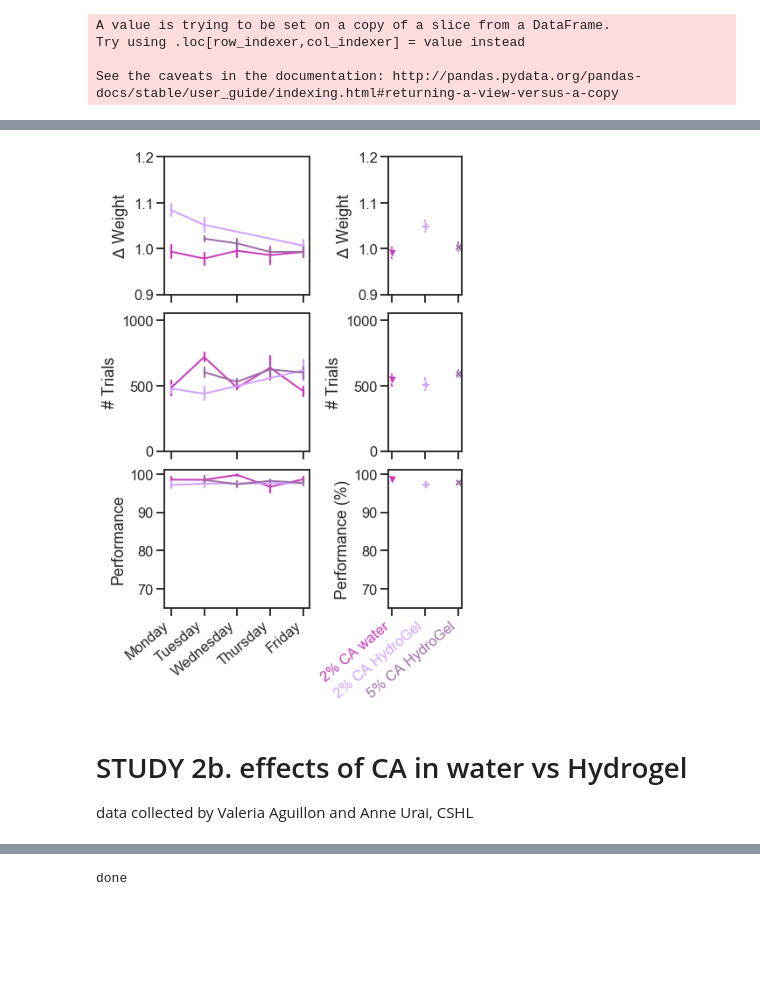
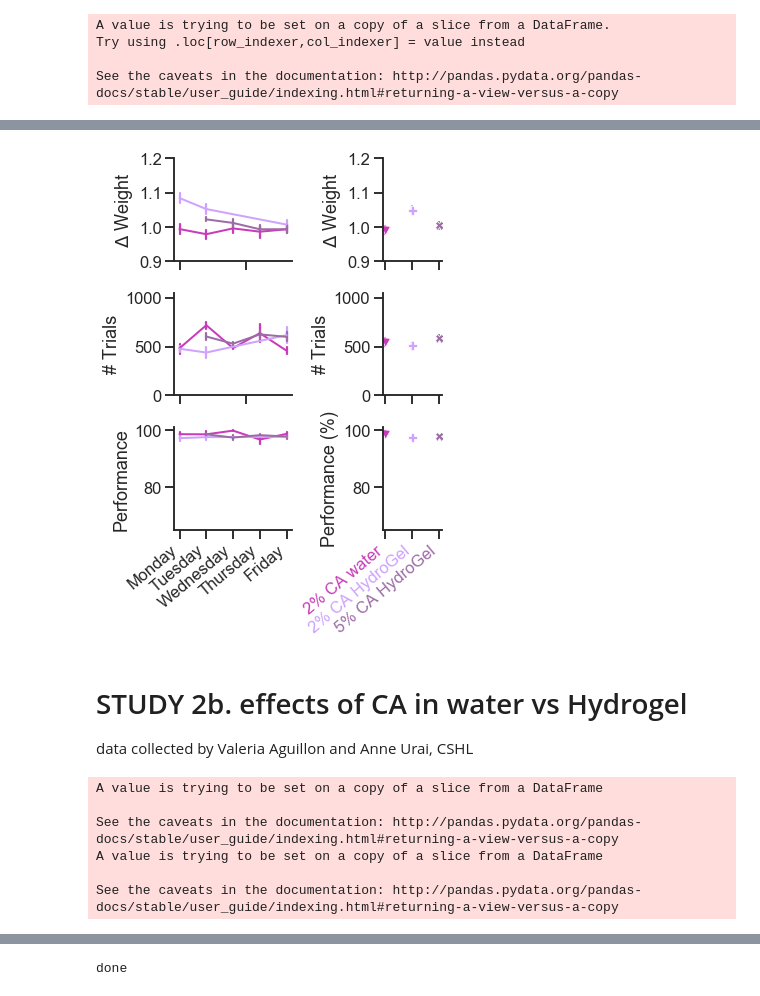
Before and after one commit to int-brain-lab/analysis, a Jupyter notebook: citricacid/citricacid_analyses.ipynb, the cells around one changed output, grey strips where cells are left out. Cells and saved outputs as stored; diff of their text form; code cells hidden in the pictures; blank space fills up the shorter version.

```diff
--- a/citricacid/citricacid_analyses.ipynb
+++ b/citricacid/citricacid_analyses.ipynb
@@ -454,8 +478,7 @@ f.savefig(os.path.join(figpath, "citricacid_study2b.png"), dpi=300)
 # %%
 # NOW REPEAT, BUT ONLY WITH HYDROGEL + CA WEEKEND!!!
-
 f, ax = plt.subplots(ncols=2, nrows=3,
-                     gridspec_kw=dict(width_ratios=[1, 0.5], height_ratios=[1,1,1]), figsize=(6,9))
+                     gridspec_kw=dict(width_ratios=[1, 0.5], height_ratios=[1,1,1]), figsize=(5,7))
 
 condition_names = ['2% CA water', '2% CA HydroGel', '5% CA HydroGel']
 condition_order = ["C","H2", "H5"]
@@ -494,35 +517,36 @@ ax[0,1].set(ylabel="$\Delta$ Weight", xlabel="", ylim=ylims_weight)
 ax[0,1].get_legend().remove()
 ax[0,1].tick_params(labelbottom=False)
 
 sns.lineplot(x="condition", y="n_trials", err_style='bars', style='condition', markers=marker_mapping,
              ci=68, linewidth=2, hue_order=condition_order, palette=palette, hue="condition",
              data=df3.groupby(['subject_nickname', 'condition'])['n_trials'].mean().reset_index(),
              ax=ax[1,1])
 #sns.boxplot(x="condition", y="n_trials", order=condition_order, data=df, fliersize=0, ax=ax[1,2], boxprops={'facecolor':'None'}, width=.3)
 ax[1,1].set(ylabel="# Trials", xlabel="", ylim=ylims_ntrials)
 ax[1,1].get_legend().remove()
 ax[1,1].tick_params(labelbottom=False)
 sns.lineplot(x="condition", y="performance_easy", err_style='bars', style='condition', markers=marker_mapping,
              ci=68, linewidth=2, hue_order=condition_order, palette=palette, hue="condition",
              data=df3.groupby(['subject_nickname', 'condition'])['performance_easy'].mean().reset_index(),
              ax=ax[2,1])
 #sns.lineplot(x="condition", y="performance_easy", order=condition_order, data=df, fliersize=0, ax=ax[2,2], boxprops={'facecolor':'None'}, width=.3)
 ax[2,1].set(ylabel="Performance (%)", xlabel="", ylim=ylims_performance)
 ax[2,1].get_legend().remove()
 ax[2,1].set_xticklabels(condition_names)
 
 for ticklabel, tickcolor in zip(ax[2,1].get_xticklabels(), palette):
     ticklabel.set_color(tickcolor)
     ticklabel.set_rotation(40)
     ticklabel.set(ha='right')
 
 # SAVE
 f.tight_layout()
+sns.despine()
 f.savefig(os.path.join(figpath, "citricacid_study3c.pdf"))
 f.savefig(os.path.join(figpath, "citricacid_study3c.eps"))
-f.savefig(os.path.join(figpath, "citricacid_study3c.png"), dpi=300)
+f.savefig(os.path.join(figpath, "citricacid_study3c.png"), dpi=600)
 # %% [output]
-[figure, old version]
+[figure, new version]
 # %% [markdown]
 # STUDY 2b. effects of CA in water vs Hydrogel
 data collected by Valeria Aguillon and Anne Urai, CSHL
@@ -536,14 +560,13 @@ weight_date = (dj.U('subject_uuid', 'session_date') & weight_with_date)
 avg_weight_date = weight_date.aggr(weight_with_date, avg_weight='AVG(weight)')
 
 batch4 = subject.Subject() & 'subject_nickname IN ("IBL_13", "IBL_14", "IBL_15", "IBL_16", "IBL_17")'
-b = batch4 * (avg_weight_date & 'session_date BETWEEN "2018-08-08" AND "2018-09-12"')
+b = batch4 * (avg_weight_date & 'session_date BETWEEN "2018-08-05" AND "2018-09-12"')
 df_batch4 = pd.DataFrame(b.fetch(as_dict=True, order_by='subject_nickname, session_date'))
 df_batch4['session_day'] = (df_batch4['session_date'] - df_batch4['session_date'].min()).dt.days
 
-# map onto conditions
-# Q: where is this info?
-bins = [np.datetime64('2018-08-07'), np.datetime64('2018-08-11'),
-        np.datetime64('2018-08-17'), np.datetime64('2018-08-28'), np.datetime64('2018-09-11')]
+# map onto conditions: see https://docs.google.com/spreadsheets/d/1jzaMEiuRPmbd6cu15IpWFyGqUkuHvlzF31b6ljAP5mc/edit#gid=420909701
+bins = [np.datetime64('2018-08-05'), np.datetime64('2018-08-10'), np.datetime64('2018-08-17'),
+        np.datetime64('2018-08-28'), np.datetime64('2018-09-11')]
 names = [1, 2, 4, 6]
 df_batch4['condition'] = pd.cut(df_batch4.session_date, bins, labels=names)
 
@@ -553,14 +576,14 @@ for index, group in df_batch4.groupby(['subject_nickname']):
 
 ###### the other batch
 batch2 = subject.Subject() & 'subject_nickname IN ("IBL_18", "IBL_19", "IBL_20", "IBL_21", "IBL_22", "IBL_23", "IBL_24", "IBL_25", "IBL_26", "IBL_27")'
-b = batch2 * (avg_weight_date & 'session_date BETWEEN "2018-08-20" AND "2018-10-04"')
+b = batch2 * (avg_weight_date & 'session_date BETWEEN "2018-08-09" AND "2018-10-05"')
 df_batch2 = pd.DataFrame(b.fetch(as_dict=True))
 df_batch2['session_day'] = (df_batch2['session_date'] - df_batch2['session_date'].min()).dt.days
 
 # map onto conditions
 # Q: where is this info?
-bins = [np.datetime64('2018-08-08'), np.datetime64('2018-08-24'),
-        np.datetime64('2018-09-17'), np.datetime64('2018-10-03')]
+bins = [np.datetime64('2018-08-07'), np.datetime64('2018-08-24'),
+        np.datetime64('2018-09-17'), np.datetime64('2018-10-05')]
 names = [1, 6, 5]
 df_batch2['condition'] = pd.cut(df_batch2.session_date, bins, labels=names)
 df_batch2 = df_batch2[df_batch2.session_day != 12] # hack
@@ -568,3 +591,10 @@ df_batch2 = df_batch2[df_batch2.session_day != 12] # hack
 # baseline correct with the first two days
 for index, group in df_batch2.groupby(['subject_nickname']):
      df_batch2['avg_weight'][df_batch2.index.isin(group.index)] = group['avg_weight']/ group[group['condition'] == 1]['avg_weight'].values.mean()
+# %% [output]
+A value is trying to be set on a copy of a slice from a DataFrame
+
+See the caveats in the documentation: http://pandas.pydata.org/pandas-docs/stable/user_guide/indexing.html#returning-a-view-versus-a-copy
+A value is trying to be set on a copy of a slice from a DataFrame
+
+See the caveats in the documentation: http://pandas.pydata.org/pandas-docs/stable/user_guide/indexing.html#returning-a-view-versus-a-copy
```
Also changed, not shown: parts of 12 cells of this notebook.
